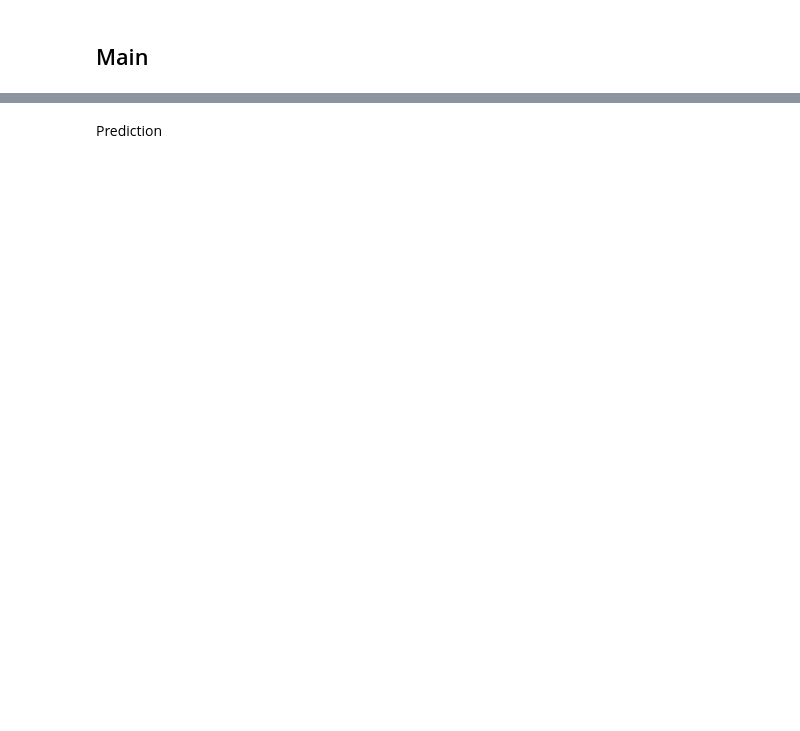
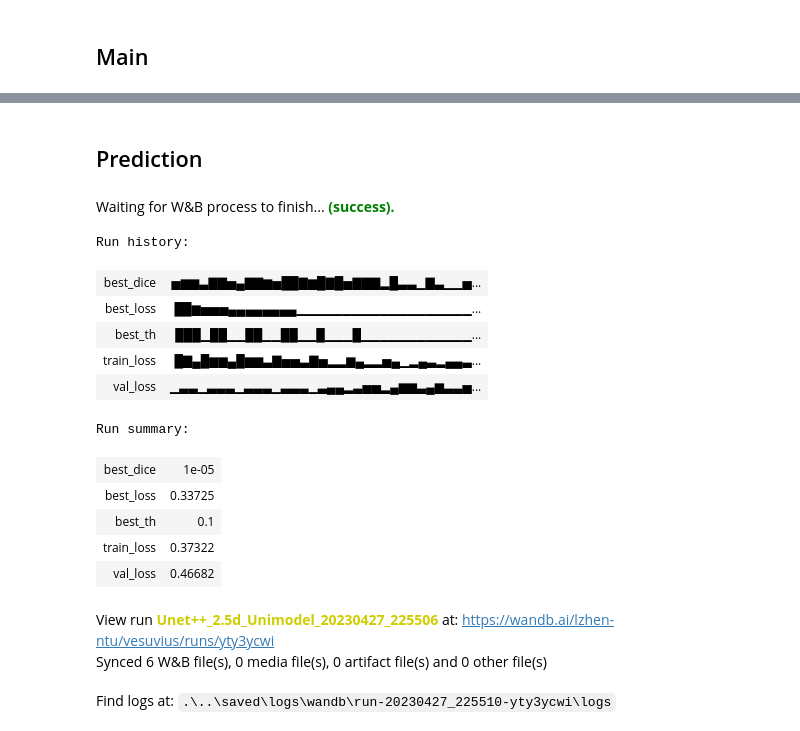
Before and after one commit to HernandoR/Vesuvius, a Jupyter notebook: dev/segmentation.ipynb, the cells around one changed output, grey strips where cells are left out. Drawn from its saved outputs; the diff is of its cells as text; code cells hidden in the pictures; blank space fills up the shorter version.

```diff
--- a/dev/segmentation.ipynb
+++ b/dev/segmentation.ipynb
@@ -143,9 +147,9 @@ class Config:
     target_size = 1  # prediction target size
 
     # ============== model cfg =============
-    model_name = "Unet++"  # model name
+    model_name = f"{Model_Proto}"  # model name
     backbone = "se_resnext50_32x4d"  # model backbone
-    in_channels = 6  # number of input channels
+    in_channels = 16  # number of input channels
     resume = True  # resume training
 
     # ============== training cfg =============
@@ -157,8 +161,8 @@ class Config:
     use_amp = True  # use automatic mixed precision
 
     scheduler = "GradualWarmupSchedulerV2"  # learning rate scheduler
-    epochs = 20  # number of training epochs
-    PATIENCE = min(epochs // 2, 8)  # early stopping patience
+    epochs = 500  # number of training epochs
+    PATIENCE = min(epochs // 2, 16)  # early stopping patience
     warmup_factor = 10  # warmup factor
     lr = 1e-5 / 10  # initial learning rate
 
@@ -315,12 +297,18 @@ class CustomModel(nn.Module):
         super().__init__()
         self.cfg = cfg
         self.th = None
+        # if cfg["model_name"] == "Unet++":
+        #     model_Conductor=getattr(smp, "UnetPlusPlus")
+        # else:
+        #     model_Conductor=getattr(smp, cfg["model_name"])
+        # self.encoder = model_Conductor(
         self.encoder = smp.UnetPlusPlus(
             encoder_name=cfg['backbone'],
             encoder_weights=weight,
             in_channels=cfg['in_channels'],
             classes=cfg['target_size'],
             activation=None,
+
         )
 
     def forward(self, image):
@@ -330,7 +318,7 @@ class CustomModel(nn.Module):
 
 
 def get_saved_model_path(cfg, fold=1):
-    return str(cfg['model_dir']) + f'{cfg["model_name"]}_best.pth'
+    return str(cfg['model_dir'] / f'{cfg["model_name"]}_{cfg["in_channels"]}_best.pth')
 
 
 def build_model(cfg, weight="imagenet"):
@@ -903,0 +912,25 @@ def preprocess_valid_mask_gt(valid_mask_gt, tile_size):
+# %%
+
+
+import importlib
+
+if is_train and not is_to_submit:
+    if importlib.util.find_spec("wandb") is None:
+        pass
+    else:
+        import wandb
+        Logger.info('wandb imported')
+        if cfg["resume"] and os.path.exists(get_saved_model_path(cfg)):
+            Logger.info('resuming if possible')
+            wandb.init(project=cfg['comp_name'], name=cfg['run_id'],
+                       config=CONFIG, dir=LOG_DIR, resume=True,notes='resumed')
+        else:
+            Logger.info('New_start')
+            wandb.init(project=cfg['comp_name'], name=cfg['run_id'],
+                       config=CONFIG, dir=LOG_DIR)
+
+        wandb.config['train_aug_list'] = albu.Compose(
+            get_aug_list(cfg['size'], cfg['in_channels'], type='train')).to_dict()
+        wandb.config['valid_aug_list'] = albu.Compose(
+            get_aug_list(cfg['size'], cfg['in_channels'], type='valid')).to_dict()
+        USE_WANDB = True
@@ -980,5 +1217,25 @@ gc.collect()
-# %% [markdown]
-Prediction
+# %% [markdown]
+## Prediction
+# %%
+if USE_WANDB:
+    wandb.finish()
+# %% [output]
+Waiting for W&B process to finish... (success).
+Run history:
+| best_dice | ▅▆▆▃▇▇▅▄▇▇▆▅██▇▆█▇█▅▇▇▇▂█▃▃▁▇▃▁▁▅... |
+| best_loss | ██▆▅▅▅▄▄▄▄▄▄▄▄▁▁▁▁▁▁▁▁▁▁▁▁▁▁▁▁▁▁▁... |
+| best_th | ███▁██▁▁██▁▁██▁▁█▁▁▁█▁▁▁▁▁▁▁▁▁▁▁▁... |
+| train_loss | █▇▄█▆▆▄█▆▆▃▇▅▅▃▇▅▂▂▆▄▂▂▅▄▁▂▄▃▂▄▄▃... |
+| val_loss | ▁▃▃▁▃▃▃▁▃▃▃▁▃▃▃▁▃▄▄▂▃▅▅▂▄▆▆▃▄▆▃▃▅... |
+Run summary:
+| best_dice | 1e-05 |
+| best_loss | 0.33725 |
+| best_th | 0.1 |
+| train_loss | 0.37322 |
+| val_loss | 0.46682 |
+View run Unet++_2.5d_Unimodel_20230427_225506 at: https://wandb.ai/lzhen-ntu/vesuvius/runs/yty3ycwi
+Synced 6 W&B file(s), 0 media file(s), 0 artifact file(s) and 0 other file(s)
+Find logs at: .\..\saved\logs\wandb\run-20230427_225510-yty3ycwi\logs
 # %%
 from matplotlib import pyplot as plt
 
```
Also changed, not shown: parts of 18 cells of this notebook, 2 other files.
